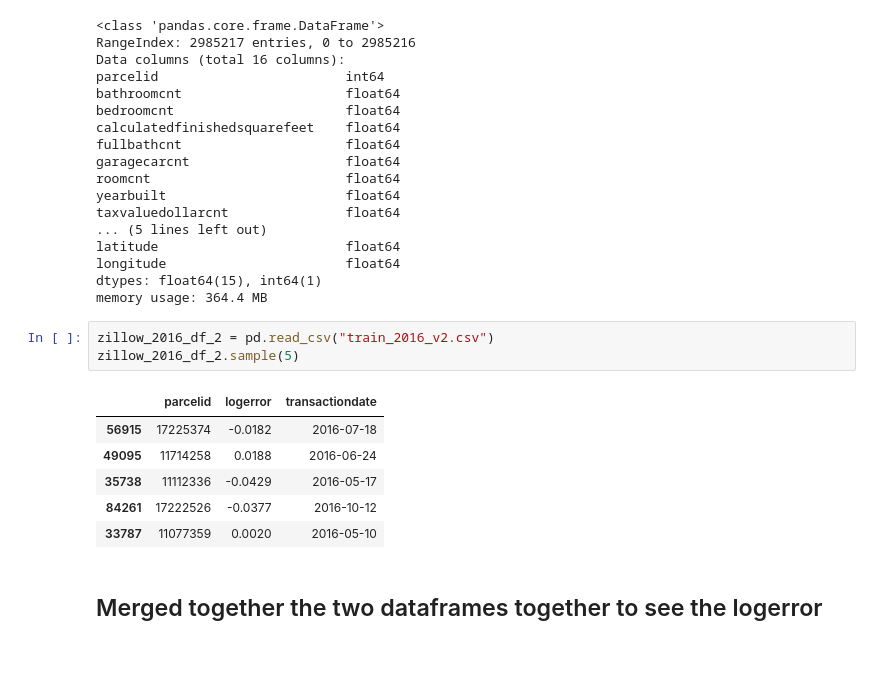
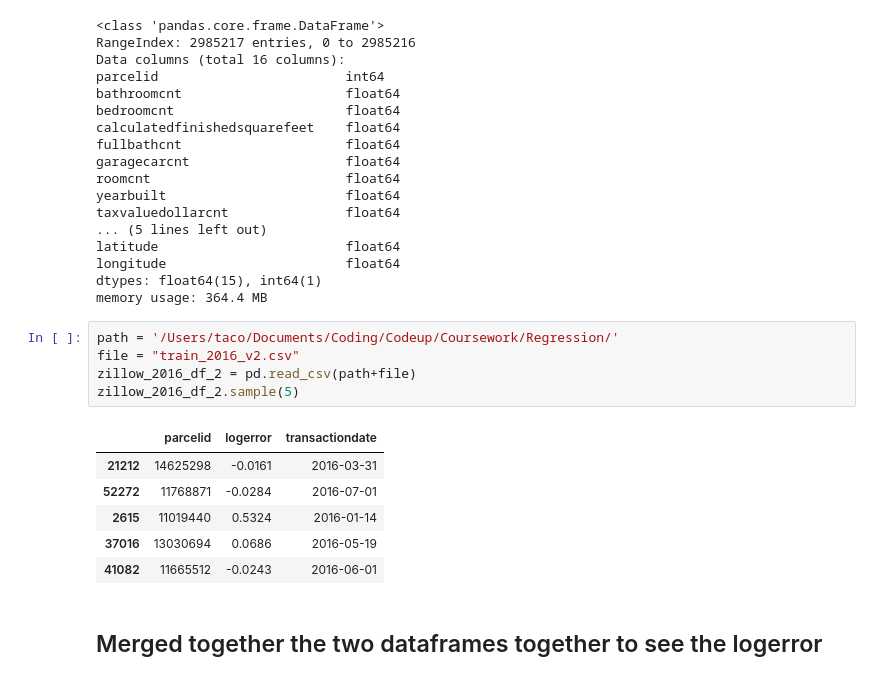
Before and after one commit to jessejinnaruiz/codeup-ds-projects, a Jupyter notebook: Regression_Proj_JesseRuiz.ipynb, the cells around one changed output. Saved outputs shown, nothing was run; the diff lists cells and outputs as text.

```diff
--- a/Regression_Proj_JesseRuiz.ipynb
+++ b/Regression_Proj_JesseRuiz.ipynb
@@ -148,16 +150,18 @@ latitude                        float64
 longitude                       float64
 dtypes: float64(15), int64(1)
 memory usage: 364.4 MB
-# %%
-zillow_2016_df_2 = pd.read_csv("train_2016_v2.csv")
-zillow_2016_df_2.sample(5)
-# %% [output]
-|  | parcelid | logerror | transactiondate |
-| 56915 | 17225374 | -0.0182 | 2016-07-18 |
-| 49095 | 11714258 | 0.0188 | 2016-06-24 |
-| 35738 | 11112336 | -0.0429 | 2016-05-17 |
-| 84261 | 17222526 | -0.0377 | 2016-10-12 |
-| 33787 | 11077359 | 0.0020 | 2016-05-10 |
+# %%
+path = '/Users/taco/Documents/Coding/Codeup/Coursework/Regression/'
+file = "train_2016_v2.csv"
+zillow_2016_df_2 = pd.read_csv(path+file)
+zillow_2016_df_2.sample(5)
+# %% [output]
+|  | parcelid | logerror | transactiondate |
+| 21212 | 14625298 | -0.0161 | 2016-03-31 |
+| 52272 | 11768871 | -0.0284 | 2016-07-01 |
+| 2615 | 11019440 | 0.5324 | 2016-01-14 |
+| 37016 | 13030694 | 0.0686 | 2016-05-19 |
+| 41082 | 11665512 | -0.0243 | 2016-06-01 |
 # %% [markdown]
 ## Merged together the two dataframes together to see the logerror
 # %%
```
Also changed, not shown: parts of 24 cells of this notebook.
